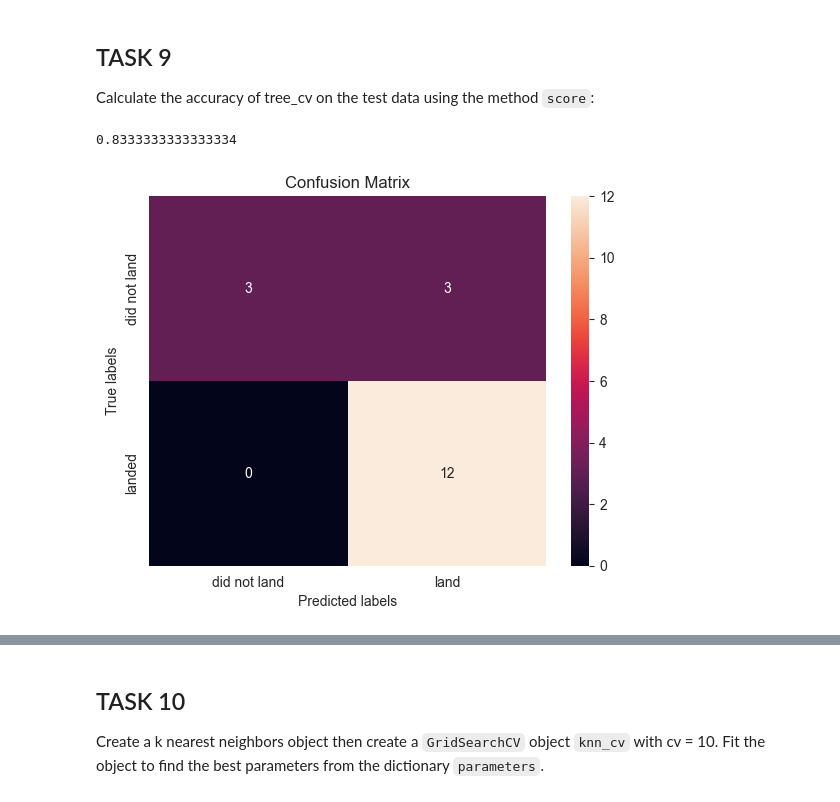
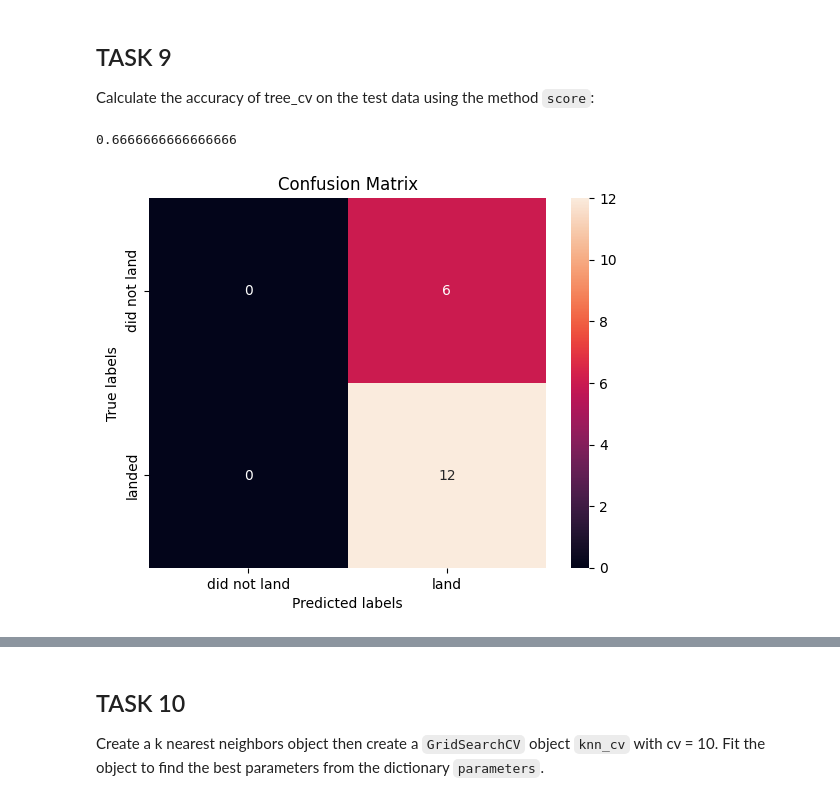
Before and after one commit to musasmike/applied_data_science_capstone, a Jupyter notebook: spacex_machine_learning_predictions.ipynb, the cells around one changed output, grey strips where cells are left out. Saved outputs shown, nothing was run; the diff lists cells and outputs as text; code cells hidden in the pictures.

```diff
--- a/spacex_machine_learning_predictions.ipynb
+++ b/spacex_machine_learning_predictions.ipynb
@@ -188,7 +200,7 @@ parameters = {'kernel':('linear', 'rbf','poly','rbf', 'sigmoid'),
               'gamma':np.logspace(-3, 3, 5)}
 svm = SVC()
 # %%
-svm_cv = GridSearchCV(estimator=svm, param_grid=parameters, cv=10)
+svm_cv = GridSearchCV(estimator=svm, param_grid=parameters_svm, cv=10)
 svm_cv.fit(X_train, Y_train)
 # %% [output]
 GridSearchCV(cv=10, estimator=SVC(),
@@ -224,7 +246,7 @@ plot_confusion_matrix(Y_test,yhat)
 
 Create a decision tree classifier object then  create a  <code>GridSearchCV</code> object  <code>tree_cv</code> with cv = 10.  Fit the object to find the best parameters from the dictionary <code>parameters</code>.
 # %%
-parameters = {'criterion': ['gini', 'entropy'],
+parameters_tree = {'criterion': ['gini', 'entropy'],
      'splitter': ['best', 'random'],
      'max_depth': [2*n for n in range(1,10)],
      'max_features': ['auto', 'sqrt'],
@@ -233,6 +255,6 @@ parameters = {'criterion': ['gini', 'entropy'],
 
 tree = DecisionTreeClassifier()
 # %%
-tree_cv = GridSearchCV(estimator=tree, param_grid=parameters, cv=10, verbose=1, n_jobs=-1)
+tree_cv = GridSearchCV(estimator=tree, param_grid=parameters_tree, cv=10)
 tree_cv.fit(X_train, Y_train)
 # %% [output]
@@ -256,13 +293,13 @@ accuracy : 0.8732142857142857
 
 Calculate the accuracy of tree_cv on the test data using the method <code>score</code>:
 # %%
-yhat = tree_cv.predict(X_test)
-score = accuracy_score(Y_test, yhat)
-print(score)
+yhat_tree = tree_cv.predict(X_test)
+score_tree = accuracy_score(Y_test, yhat_tree)
+print(score_tree)
 # %% [output]
-0.8333333333333334
+0.6666666666666666
 # %%
-yhat = tree_cv.predict(X_test)
-plot_confusion_matrix(Y_test,yhat)
+
+plot_confusion_matrix(Y_test, yhat_tree)
 # %% [output]
-[figure, old version]
+[figure, new version]
```
Also changed, not shown: parts of 24 cells of this notebook.
